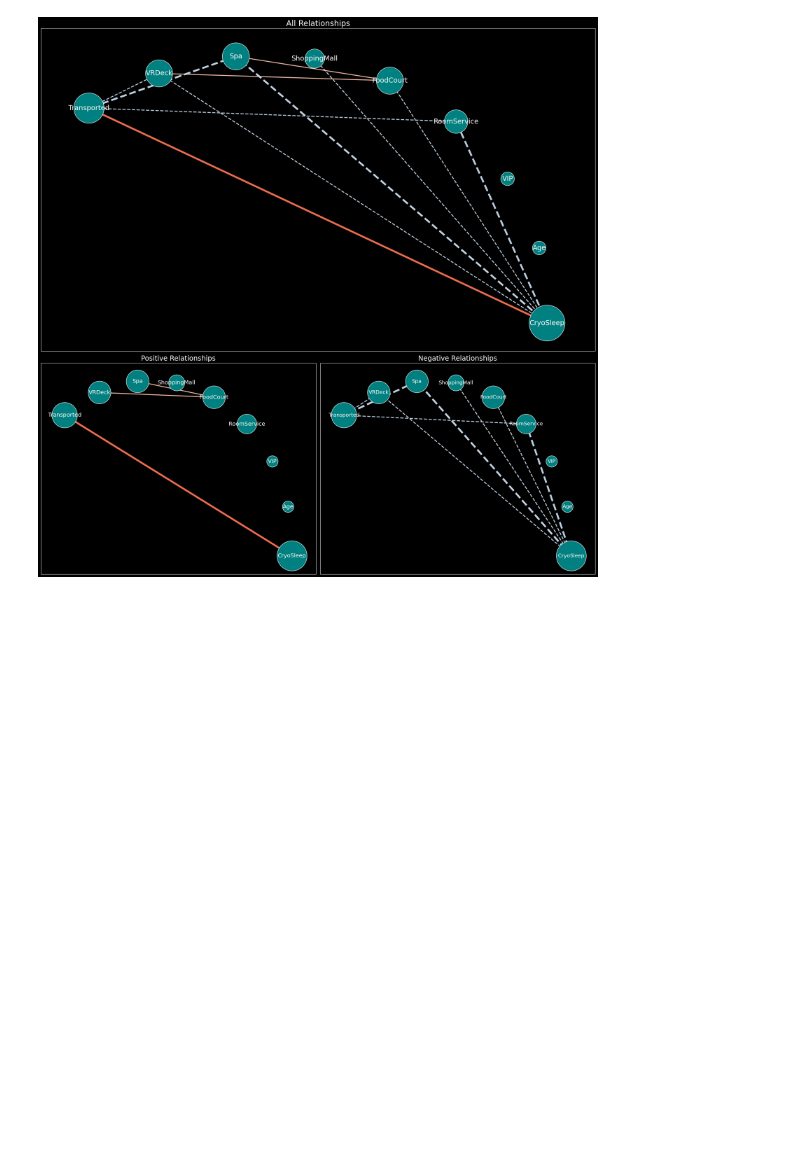
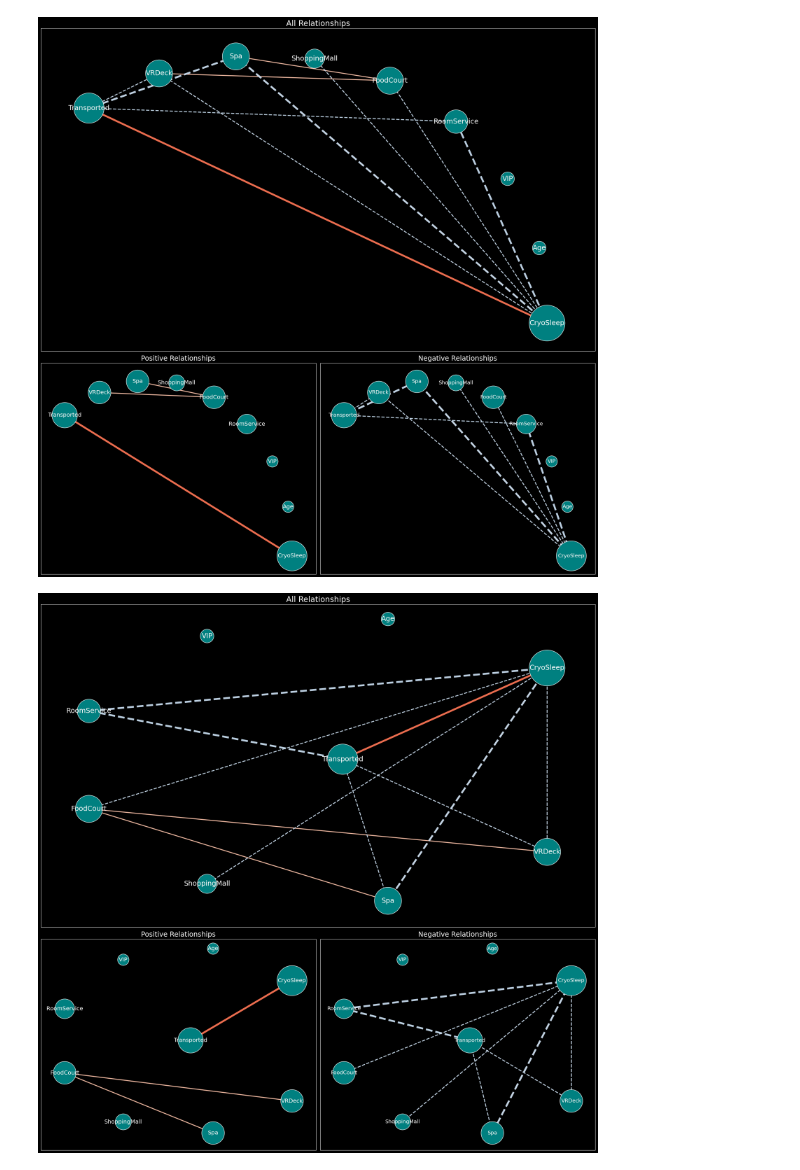
Before and after one commit to keonho-kim/graphy, a Jupyter notebook: sample/sample.ipynb, the cells around one changed output. Saved outputs shown, nothing was run; the diff lists cells and outputs as text; code cells hidden in the pictures; blank space fills up the shorter version.

```diff
--- a/sample/sample.ipynb
+++ b/sample/sample.ipynb
@@ -44,2 +47,8 @@ d.draw_graph(path_to_save='111.png', node_size=12, font_size=1.1)
 # %% [output]
 [figure]
+# %%
+d = graphy(df, target='Transported')
+d.build_graph(statistics='correlation', method='pearson', corr_threshold=0.15)
+d.draw_graph(path_to_save='sample_img/no_target.png', node_size=12, font_size=1.1)
+# %% [output]
+[figure, added]
```
Also changed, not shown: parts of 2 cells of this notebook, 4 other files.
